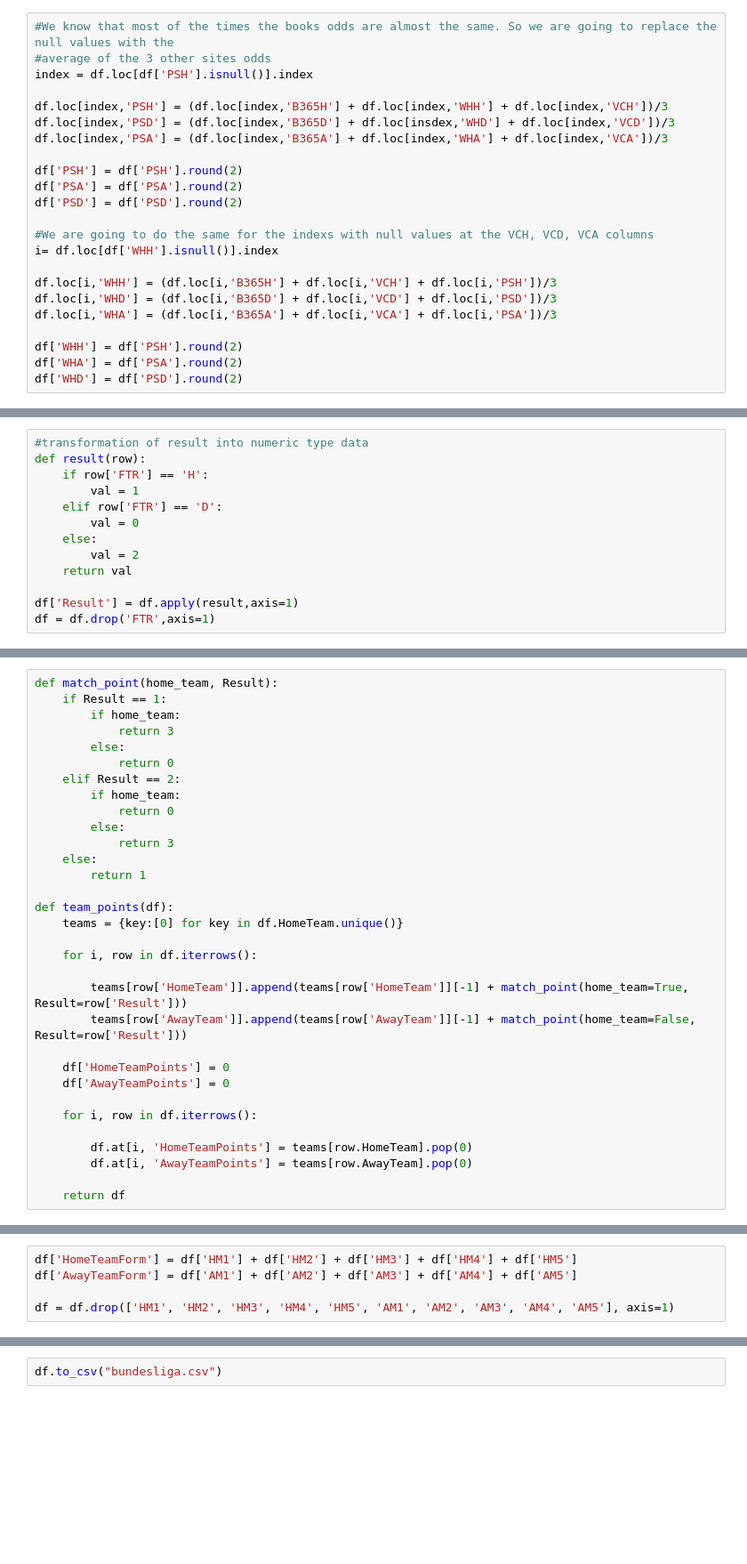
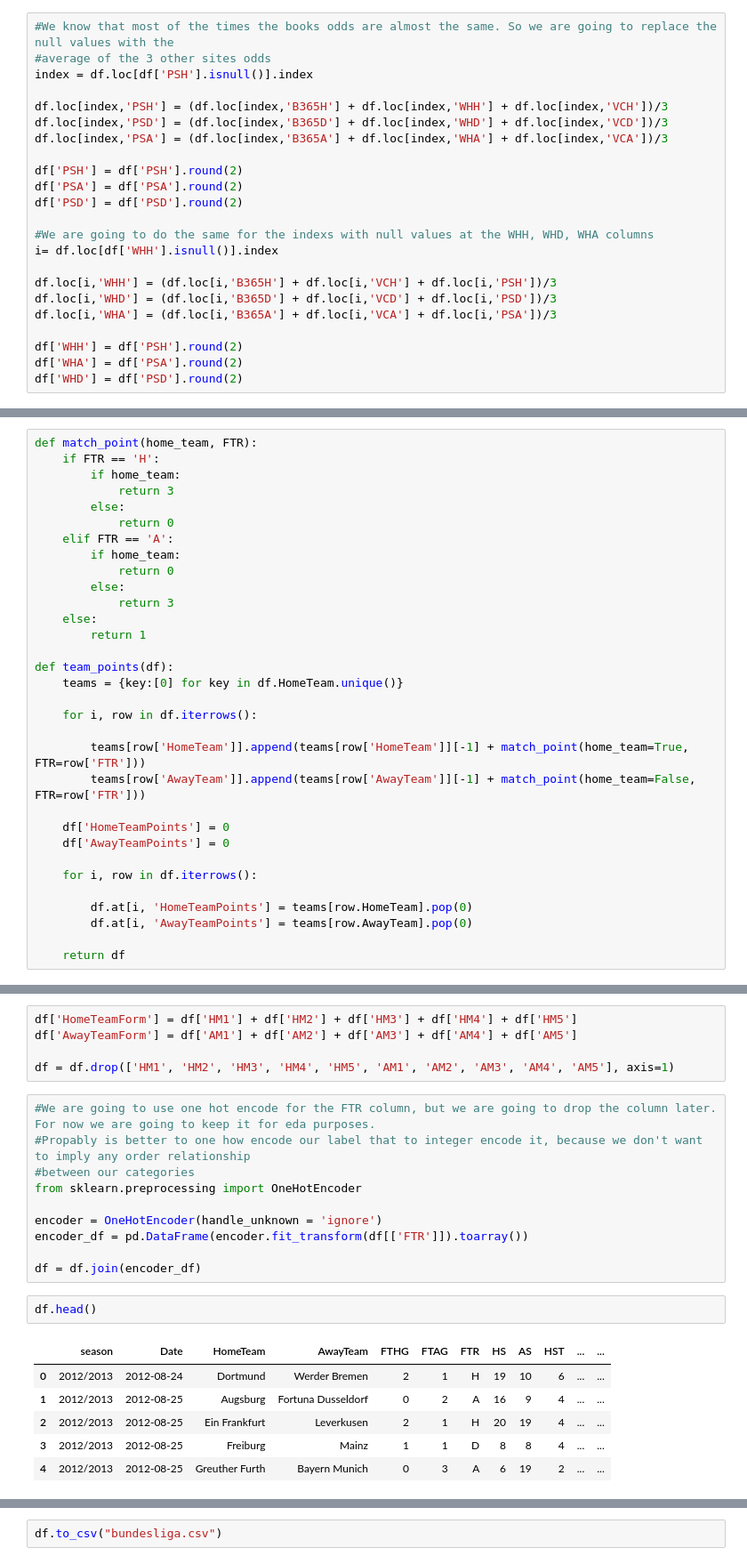
Before and after one commit to georgeanastasiadis/football-match-result-prediction-using-ml-techniques, a Jupyter notebook: feature-enginnering/featureEngineering-bund.ipynb, the cells around one changed output, grey strips where cells are left out. Shown: that part at 89% size. Drawn from its saved outputs; the diff is of its cells as text; blank space fills up the shorter version.

```diff
--- a/feature-enginnering/featureEngineering-bund.ipynb
+++ b/feature-enginnering/featureEngineering-bund.ipynb
@@ -77,14 +77,14 @@ dtype: int64
 index = df.loc[df['PSH'].isnull()].index
 
 df.loc[index,'PSH'] = (df.loc[index,'B365H'] + df.loc[index,'WHH'] + df.loc[index,'VCH'])/3
-df.loc[index,'PSD'] = (df.loc[index,'B365D'] + df.loc[insdex,'WHD'] + df.loc[index,'VCD'])/3
+df.loc[index,'PSD'] = (df.loc[index,'B365D'] + df.loc[index,'WHD'] + df.loc[index,'VCD'])/3
 df.loc[index,'PSA'] = (df.loc[index,'B365A'] + df.loc[index,'WHA'] + df.loc[index,'VCA'])/3
 
 df['PSH'] = df['PSH'].round(2)
 df['PSA'] = df['PSA'].round(2)
 df['PSD'] = df['PSD'].round(2)
 
-#We are going to do the same for the indexs with null values at the VCH, VCD, VCA columns
+#We are going to do the same for the indexs with null values at the WHH, WHD, WHA columns
 i= df.loc[df['WHH'].isnull()].index
 
 df.loc[i,'WHH'] = (df.loc[i,'B365H'] + df.loc[i,'VCH'] + df.loc[i,'PSH'])/3
@@ -109,19 +109,6 @@ df['AVGA'] = avgA
 #drop the existing columns with betting odds
 df = df.drop(['PSH', 'PSD', 'PSA', 'WHH', 'WHD', 'WHA', 'VCH',
               'VCD', 'VCA', 'B365H', 'B365D', 'B365A'],axis=1)
-# %%
-#transformation of result into numeric type data
-def result(row):
-    if row['FTR'] == 'H':
-        val = 1
-    elif row['FTR'] == 'D':
-        val = 0
-    else:
-        val = 2
-    return val
-
-df['Result'] = df.apply(result,axis=1)
-df = df.drop('FTR',axis=1)
 # %%
 #Average of home and away goal depending stats of each team from fixture to fixture
 df['HATT'] = df.groupby(['season','HomeTeam'])['FTHG'].apply(lambda x: x.shift().expanding().mean()).fillna(0)
@@ -129,13 +116,13 @@ df['HCONC'] = df.groupby(['season', 'HomeTeam'])['FTAG'].apply(lambda x: x.shift
 df['AATT'] = df.groupby(['season', 'AwayTeam'])['FTAG'].apply(lambda x: x.shift().expanding().mean()).fillna(0)
 df['ACONC'] = df.groupby(['season', 'AwayTeam'])['FTHG'].apply(lambda x: x.shift().expanding().mean()).fillna(0)
 # %%
-def match_point(home_team, Result):
-    if Result == 1:
+def match_point(home_team, FTR):
+    if FTR == 'H':
         if home_team:
             return 3
         else:
             return 0
-    elif Result == 2:
+    elif FTR == 'A':
         if home_team:
             return 0
         else:
@@ -148,8 +135,8 @@ def team_points(df):
 
     for i, row in df.iterrows():
 
-        teams[row['HomeTeam']].append(teams[row['HomeTeam']][-1] + match_point(home_team=True, Result=row['Result']))
-        teams[row['AwayTeam']].append(teams[row['AwayTeam']][-1] + match_point(home_team=False, Result=row['Result']))
+        teams[row['HomeTeam']].append(teams[row['HomeTeam']][-1] + match_point(home_team=True, FTR=row['FTR']))
+        teams[row['AwayTeam']].append(teams[row['AwayTeam']][-1] + match_point(home_team=False, FTR=row['FTR']))
 
     df['HomeTeamPoints'] = 0
     df['AwayTeamPoints'] = 0
@@ -254,3 +241,22 @@ df['HomeTeamForm'] = df['HM1'] + df['HM2'] + df['HM3'] + df['HM4'] + df['HM5']
 df['AwayTeamForm'] = df['AM1'] + df['AM2'] + df['AM3'] + df['AM4'] + df['AM5']
 
 df = df.drop(['HM1', 'HM2', 'HM3', 'HM4', 'HM5', 'AM1', 'AM2', 'AM3', 'AM4', 'AM5'], axis=1)
+# %%
+#We are going to use one hot encode for the FTR column, but we are going to drop the column later. For now we are going to keep it for eda purposes.
+#Propably is better to one how encode our label that to integer encode it, because we don't want to imply any order relationship
+#between our categories
+from sklearn.preprocessing import OneHotEncoder
+
+encoder = OneHotEncoder(handle_unknown = 'ignore')
+encoder_df = pd.DataFrame(encoder.fit_transform(df[['FTR']]).toarray())
+
+df = df.join(encoder_df)
+# %%
+df.head()
+# %% [output]
+|  | season | Date | HomeTeam | AwayTeam | FTHG | FTAG | FTR | HS | AS | HST | ... | ... |
+| 0 | 2012/2013 | 2012-08-24 | Dortmund | Werder Bremen | 2 | 1 | H | 19 | 10 | 6 | ... | ... |
+| 1 | 2012/2013 | 2012-08-25 | Augsburg | Fortuna Dusseldorf | 0 | 2 | A | 16 | 9 | 4 | ... | ... |
+| 2 | 2012/2013 | 2012-08-25 | Ein Frankfurt | Leverkusen | 2 | 1 | H | 20 | 19 | 4 | ... | ... |
+| 3 | 2012/2013 | 2012-08-25 | Freiburg | Mainz | 1 | 1 | D | 8 | 8 | 4 | ... | ... |
+| 4 | 2012/2013 | 2012-08-25 | Greuther Furth | Bayern Munich | 0 | 3 | A | 6 | 19 | 2 | ... | ... |
```
Also changed, not shown: parts of 4 cells of this notebook, 1 other file.
